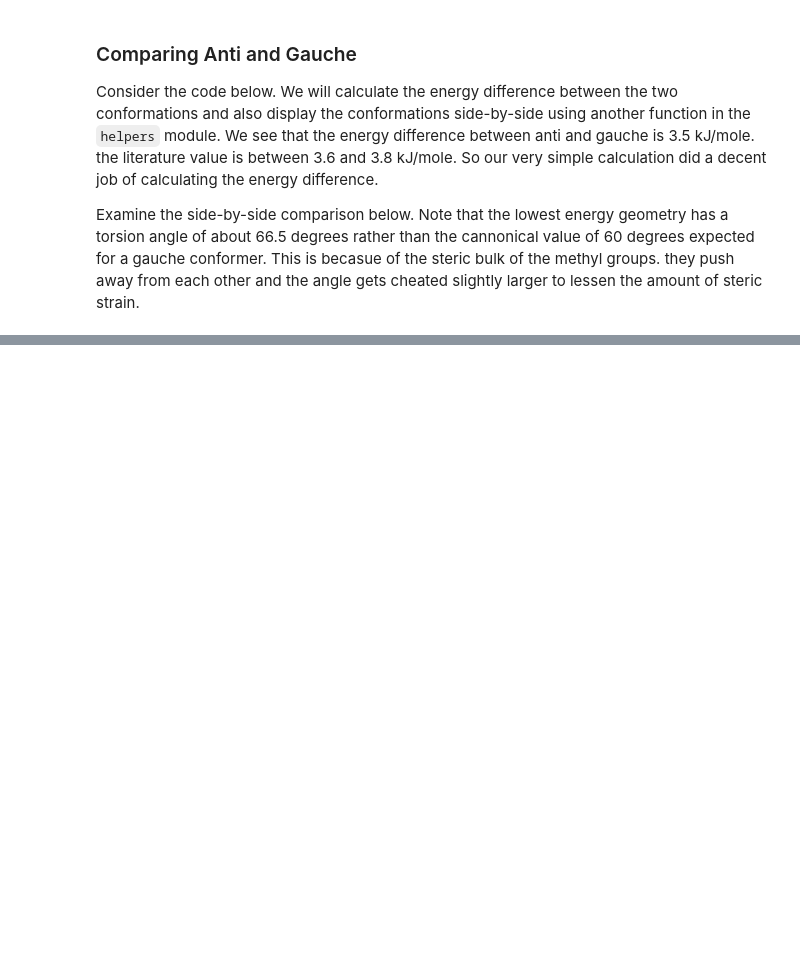
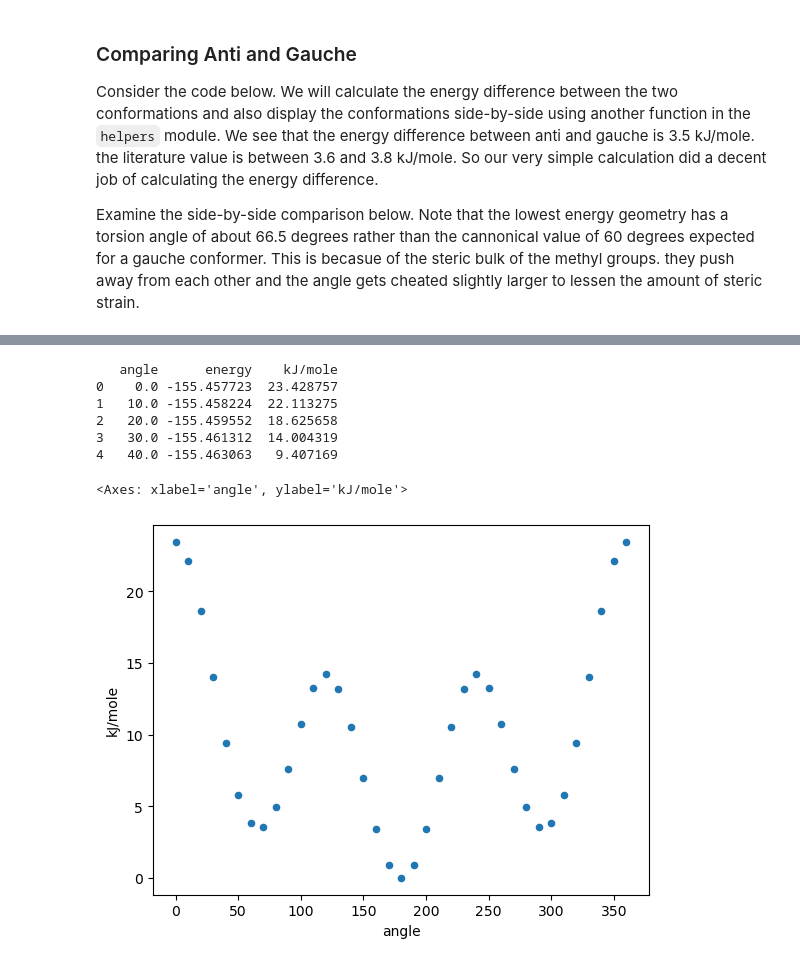
Before and after one commit to blinkletter/TryingPsi4andMore, a Jupyter notebook: 5-psi4-1D-PES Scan.ipynb, the cells around one changed output, grey strips where cells are left out. Drawn from its saved outputs; the diff is of its cells as text; code cells hidden in the pictures; blank space fills up the shorter version.

```diff
--- a/5-psi4-1D-PES Scan.ipynb
+++ b/5-psi4-1D-PES Scan.ipynb
@@ -161,28 +144,0 @@ Before optimization: 0.000 degrees
-# %%
-output_file = "H2O_constrainst_2.out"
-psi4.set_memory("1GB")
-psi4.set_output_file(output_file, append=False, loglevel=20, print_header=True, inherit_loglevel=True, execute=True)
-psi4.core.set_num_threads(4)
-
-deviation = 10
-
-start = opt_angle - deviation
-end = opt_angle + deviation
-number_of_points = 2 * deviation + 1
-range_of_values = np.linspace(start, end, number_of_points)
-
-# We could also enter a set of values at which to to measure energies. try the range below and
-# observe the energy profile. Can you explain it?
-#range_of_values = [75,90,100,105,110,120,130,140,150,160,170,175,180,185,190,200,220,230,]
-
-angle_list = []
-energy_list = []
-
-for angle in range_of_values:
-    mol.set_variable("angle", angle)
-    energy = psi4.energy("hf", molecule = mol)
-    angle_list.append(angle)
-    energy_list.append(energy)
-
-print(angle_list)
-print(energy_list)
@@ -321,0 +375,20 @@ dir(psi4.copy)
+# %%
+data_dictionary = {"angle": dihedral_list,
+                   "energy": energy_list}
+
+df = pd.DataFrame.from_dict(data_dictionary)
+
+df["kJ/mole"] = df["energy"] - energy_anti
+df["kJ/mole"] = df["kJ/mole"] * psi4.constants.hartree2kJmol
+print(df.head())
+
+df.plot(x="angle", y = "kJ/mole", kind="scatter", )   # try kind="scatter" as well
+# %% [output]
+   angle      energy    kJ/mole
+0    0.0 -155.457723  23.428757
+1   10.0 -155.458224  22.113275
+2   20.0 -155.459552  18.625658
+3   30.0 -155.461312  14.004319
+4   40.0 -155.463063   9.407169
+<Axes: xlabel='angle', ylabel='kJ/mole'>
+[figure, added]
```
Also changed, not shown: parts of 37 cells of this notebook, 6 other files.
